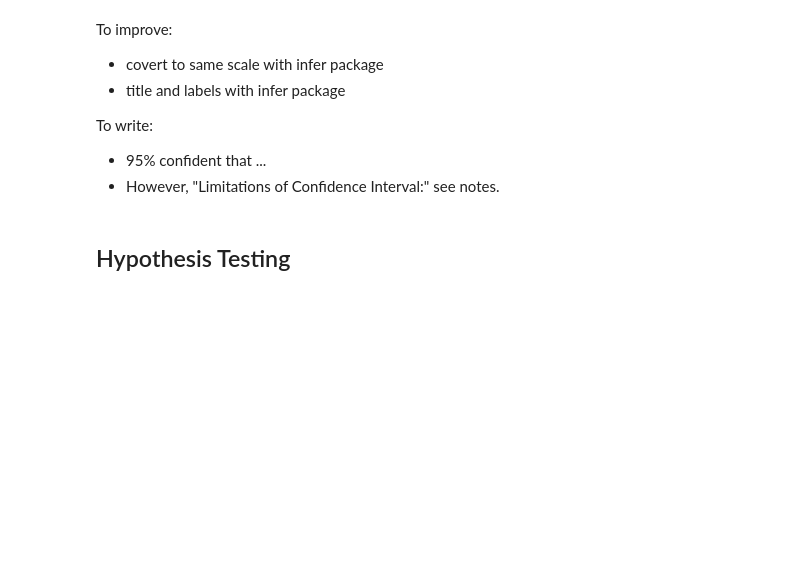
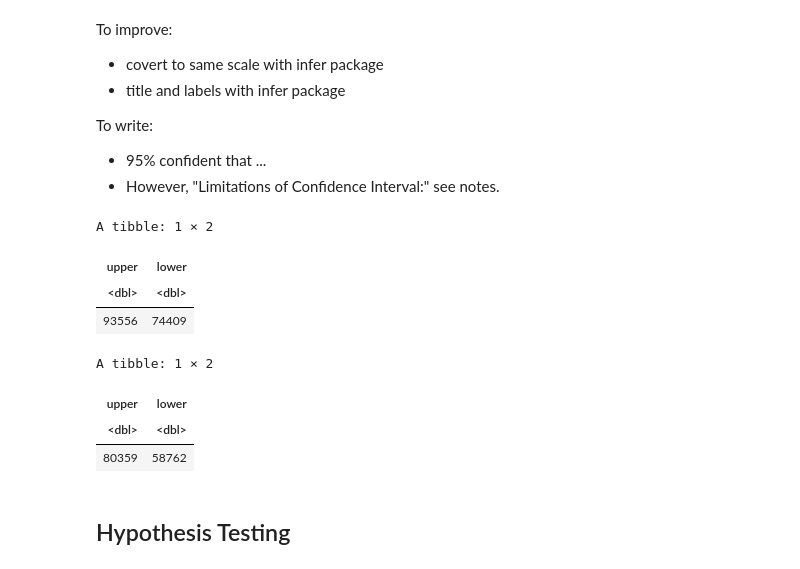
Before and after one commit to ludioludius/STAT201-Project, a Jupyter notebook: Final_Report_Draft.ipynb, the cells around one changed output. Saved outputs shown, nothing was run; the diff lists cells and outputs as text; code cells hidden in the pictures; blank space fills up the shorter version.

Commit message:
added IQR
added IQR calculations for remote and non-remote jobs

```diff
--- a/Final_Report_Draft.ipynb
+++ b/Final_Report_Draft.ipynb
@@ -277,6 +266,38 @@ To improve:
 To write:
 - 95% confident that ...
 - However, "Limitations of Confidence Interval:" see notes.
+# %%
+iqr_fully_remote  <-  fully_remote %>%
+ select(salary_in_usd) %>%
+ rep_sample_n(size = nrow(fully_remote), reps = 10000, replace = TRUE) %>%
+ group_by(replicate) %>%
+ summarize(IQR = quantile(x = salary_in_usd,0.75) - quantile(x = salary_in_usd,0.25)) %>%
+ ungroup() %>%
+summarize(upper = quantile(x = IQR, 0.975), lower = quantile(x = IQR, 0.025))
+
+iqr_non_fully_remote  <-  non_fully_remote %>%
+ select(salary_in_usd) %>%
+ rep_sample_n(size = nrow(non_fully_remote), reps = 10000, replace = TRUE) %>%
+ group_by(replicate) %>%
+ summarize(IQR = quantile(x = salary_in_usd,0.75) - quantile(x = salary_in_usd,0.25)) %>%
+ ungroup() %>%
+summarize(upper = quantile(x = IQR, 0.975), lower = quantile(x = IQR, 0.025))
+
+
+
+
+
+iqr_fully_remote
+iqr_non_fully_remote
+# %% [output]
+A tibble: 1 × 2
+| upper | lower |
+| <dbl> | <dbl> |
+| 93556 | 74409 |
+A tibble: 1 × 2
+| upper | lower |
+| <dbl> | <dbl> |
+| 80359 | 58762 |
 # %% [markdown]
 ## Hypothesis Testing
 # %% [markdown]
```
Also changed, not shown: parts of 13 cells of this notebook.
